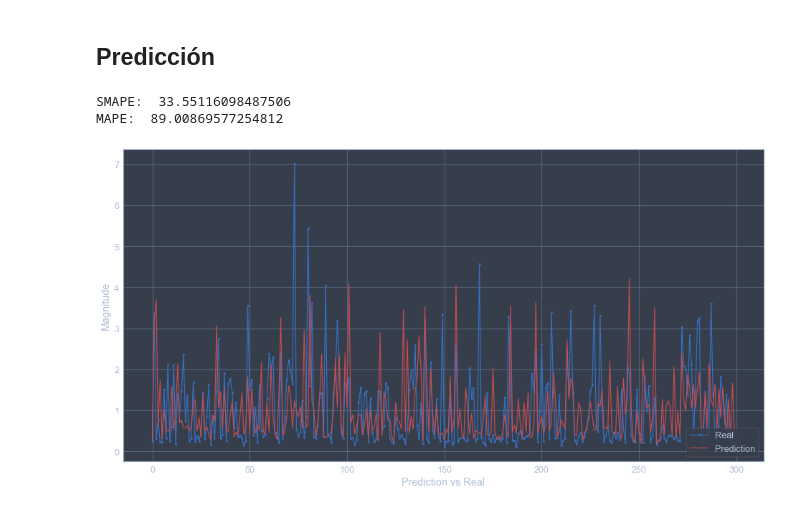
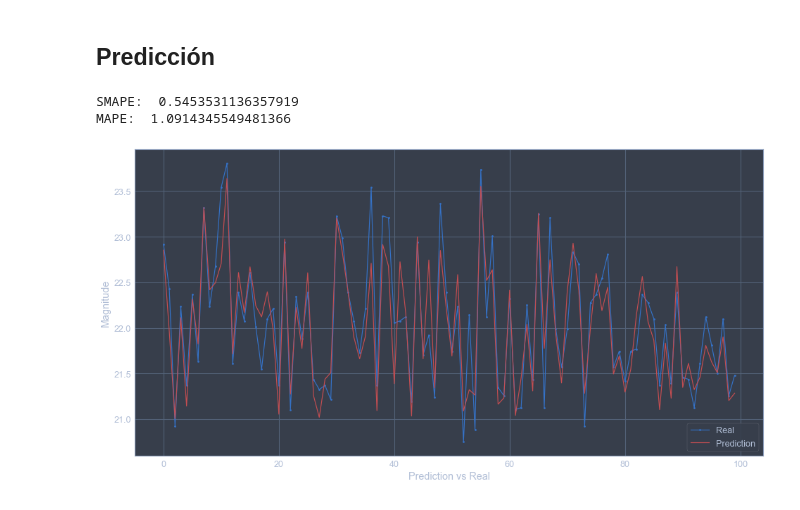
Before and after one commit to Miguel-RM/Proyecto-Final, a Jupyter notebook: Estructura.ipynb, the cells around one changed output. Cells and saved outputs as stored; diff of their text form; code cells hidden in the pictures.

```diff
--- a/Estructura.ipynb
+++ b/Estructura.ipynb
@@ -28,13 +24,17 @@ media = 1.09712885
+# %%
+m = 7
+vari = 3.49607417
+media = 20.46265207
 # %% [markdown]
 ## Lectura de datos
 # %%
-#matrizDiseño = pd.read_csv('MatDis/1_temperature_Matrix.csv')
+matrizDiseño = pd.read_csv('MatDis/1_temperature_Matrix.csv')
 #matrizDiseño = pd.read_csv('MatDis/2_temperature_subsampled_Matrix.csv')
 #matrizDiseño = pd.read_csv('MatDis/3_passengers_Matrix.csv')
 #matrizDiseño = pd.read_csv('MatDis/4_irradiance_Matrix.csv')
 #matrizDiseño = pd.read_csv('MatDis/5_irradiance_subsampled_Matrix.csv')
 #matrizDiseño = pd.read_csv('MatDis/6_sunspots_Matrix.csv')
 #matrizDiseño = pd.read_csv('MatDis/7_distribution_subsampled_norm_Matrix.csv')
-matrizDiseño = pd.read_csv('MatDis/8_active_power_Matrix.csv')
+#matrizDiseño = pd.read_csv('MatDis/8_active_power_Matrix.csv')
 matrizDiseño.shape
 # %% [output]
@@ -42,7 +42,7 @@ matrizDiseño.shape
 # %% [markdown]
 ## División y estandarización de datos
 # %%
-X_train, X_val, X_test, y_train, y_val, y_test=generateSets(matrizDiseño, 0.3, 0.2)
+X_train, X_val, X_test, y_train, y_val, y_test=generateSets(matrizDiseño, test_siz=0.3, val_size=0.2)
 # %% [markdown]
 ## Ruido (en las pruebas que sea necesario)
 # %%
@@ -51,7 +51,7 @@ X_train_e, y_train_e = trainNoise(X_train.copy(), y_train.copy(), 10, 13)
 ## MLP
 # %%
 neuronas = [128,256, 512, 512, 256, 128]   # Número de neuronas por capa
-activations = ['relu', 'relu', 'relu', 'relu', 'relu', 'sigmoid'] # funciónes de activación de cada capa
+activations = ['sigmoid', 'relu', 'relu', 'relu', 'relu', 'relu'] # funciónes de activación de cada capa
 
 model = modMLP(neuronas, activations, m)
 # %% [output]
@@ -116,11 +116,11 @@ y_t = y_test * vari + media
 print("SMAPE: ",sMAPE(y_t, y_p))
 print("MAPE: ",mAPE(y_t, y_p))
 # %% [output]
-SMAPE:  33.55116098487506
-MAPE:  89.00869577254812
+SMAPE:  0.5453531136357919
+MAPE:  1.0914345549481366
 # %%
-graphPrediction(y_t, y_p, 300)
+graphPrediction(y_t, y_p, samples=100)
 # %% [output]
-[figure, old version]
+[figure, new version]
 # %%
 model.save('modelo.h5')
```
Also changed, not shown: parts of 6 cells of this notebook, 1 other file.
